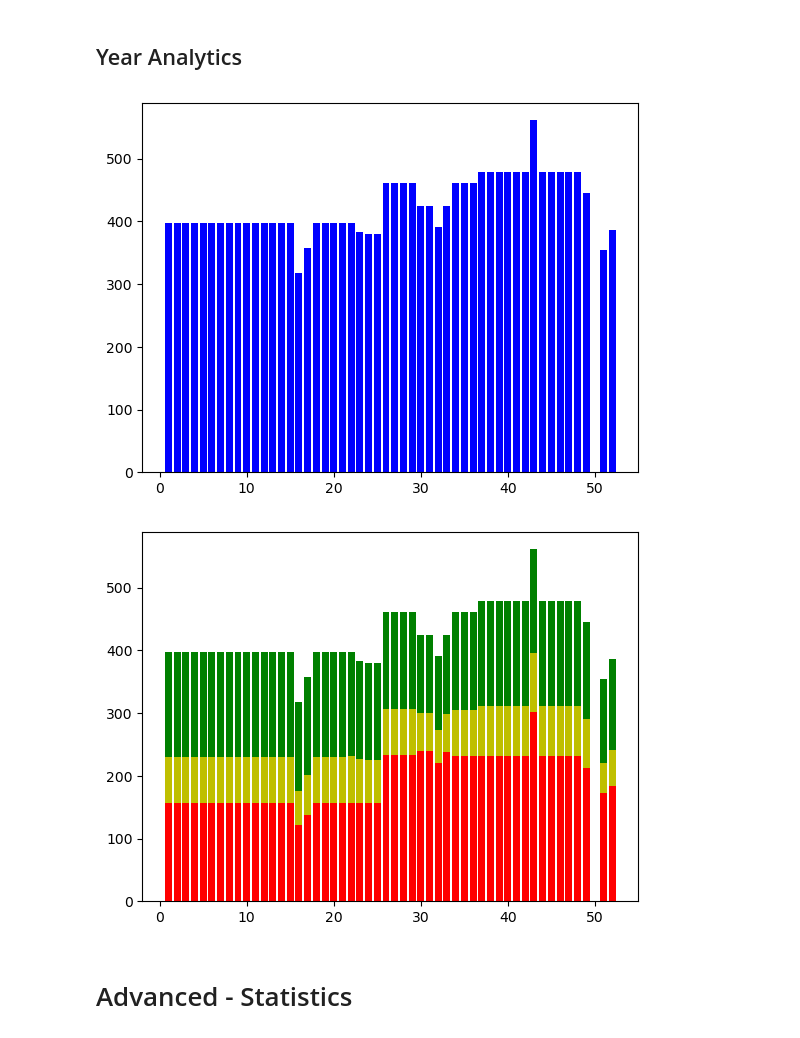
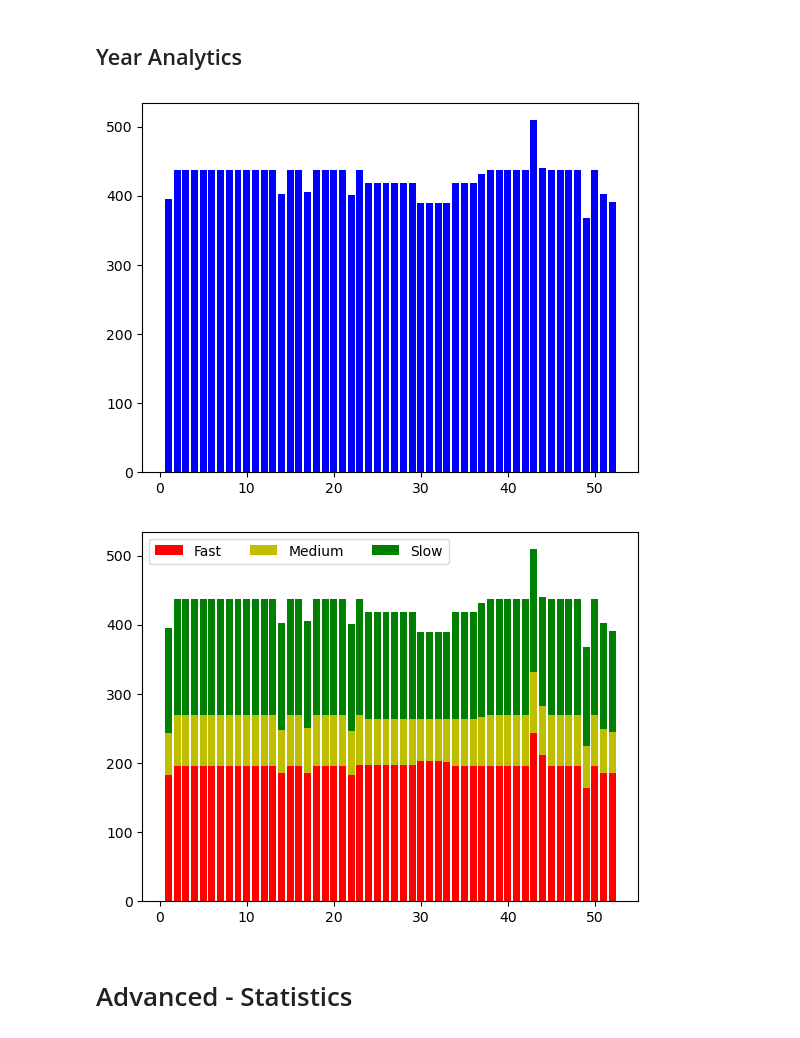
Before and after one commit to gianlucarea/weather-delay, a Jupyter notebook: code/02-data_analytics.ipynb, the cells around one changed output. Drawn from its saved outputs; the diff is of its cells as text; code cells hidden in the pictures.

```diff
--- a/code/02-data_analytics.ipynb
+++ b/code/02-data_analytics.ipynb
@@ -176,10 +168,10 @@ helper.correlogram_time_distance_speed(df_corr)
 # %% [markdown]
 ## Year Analytics
 # %%
-year_stats = helper.select_year_df('20190107','20200106')
+year_stats = helper.select_year_df('20210104','20220103')
 # %%
 year_stats = year_stats.groupby(['trip_id','service_id','date']).max('stop_sequence').reset_index()
-week_division_dates = helper.calendar_2019()
+week_division_dates = helper.calendar_2021()
 
 result = pd.DataFrame(columns=['corse_totali', 'corse_veloci', 'corse_medie', 'corse_lente'], index=range(len(week_division_dates)-1)).fillna(0)
 result.index += 1
@@ -200,16 +192,20 @@ for i in range(len(week_division_dates)-1):
 # %%
 # Plot total
 plt.bar(result.index, result['corse_totali'], color='b')
+plt.savefig('../images/year_analytics_total.png')
 plt.show()
 # %% [output]
-[figure, old version]
+[figure, new version]
 # %%
-plt.bar(result.index, result['corse_veloci'], color='r')
-plt.bar(result.index, result['corse_medie'], bottom=result['corse_veloci'], color='y')
-plt.bar(result.index, result['corse_lente'],bottom=result['corse_veloci']+result['corse_medie'], color='g')
+plt.bar(result.index, result['corse_veloci'], color='r',label='Fast')
+plt.bar(result.index, result['corse_medie'], bottom=result['corse_veloci'], color='y',label='Medium')
+plt.bar(result.index, result['corse_lente'],bottom=result['corse_veloci']+result['corse_medie'], color='g',label='Slow')
+plt.legend(loc='upper left', ncols=3)
+
+plt.savefig('../images/year_analytics_cluster_total.png')
 plt.show()
 # %% [output]
-[figure, old version]
+[figure, new version]
 # %% [markdown]
 # Advanced - Statistics
 # %%
```
Also changed, not shown: parts of 23 cells of this notebook, 12 other files.
